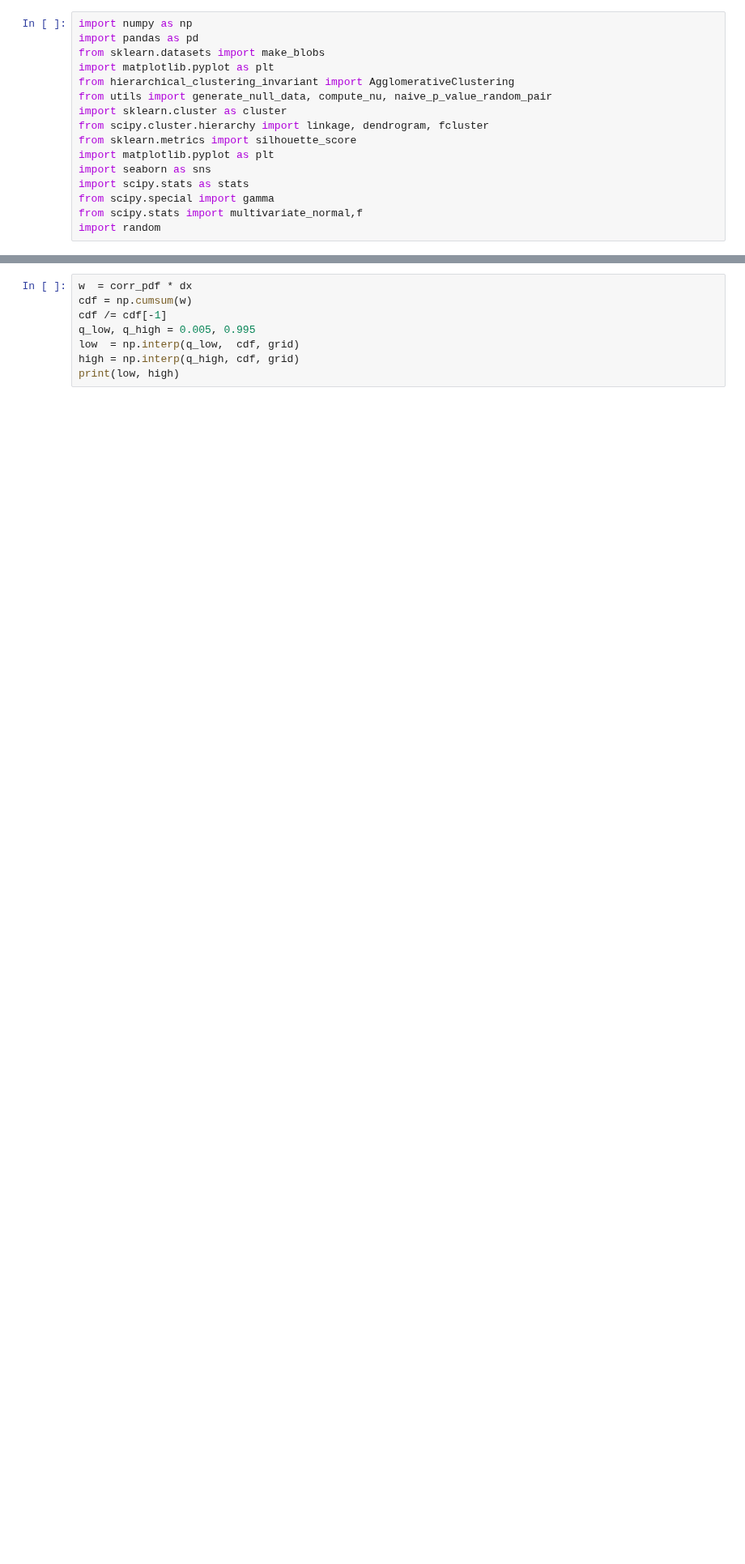
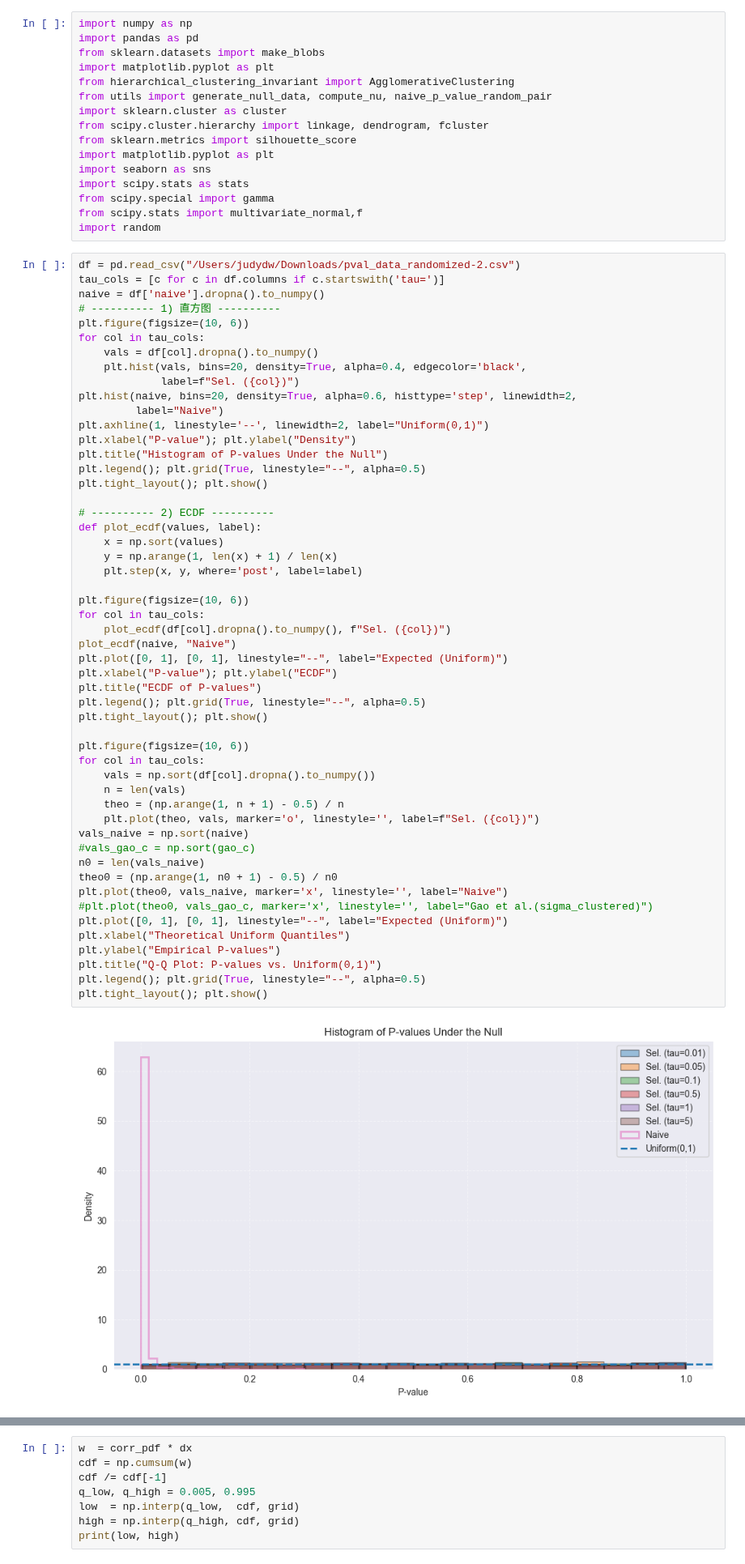
Before and after one commit to judywu4800/SI_HierarchicalClustering, a Jupyter notebook: test.ipynb, the cells around one changed output, grey strips where cells are left out. Shown at 81% size. Cells and saved outputs as stored; diff of their text form; blank space fills up the shorter version.

```diff
--- a/test.ipynb
+++ b/test.ipynb
@@ -14,3 +14,57 @@ import scipy.stats as stats
 from scipy.special import gamma
 from scipy.stats import multivariate_normal,f
 import random
+# %%
+df = pd.read_csv("/Users/judydw/Downloads/pval_data_randomized-2.csv")
+tau_cols = [c for c in df.columns if c.startswith('tau=')]
+naive = df['naive'].dropna().to_numpy()
+# ---------- 1) 直方图 ----------
+plt.figure(figsize=(10, 6))
+for col in tau_cols:
+    vals = df[col].dropna().to_numpy()
+    plt.hist(vals, bins=20, density=True, alpha=0.4, edgecolor='black',
+             label=f"Sel. ({col})")
+plt.hist(naive, bins=20, density=True, alpha=0.6, histtype='step', linewidth=2,
+         label="Naive")
+plt.axhline(1, linestyle='--', linewidth=2, label="Uniform(0,1)")
+plt.xlabel("P-value"); plt.ylabel("Density")
+plt.title("Histogram of P-values Under the Null")
+plt.legend(); plt.grid(True, linestyle="--", alpha=0.5)
+plt.tight_layout(); plt.show()
+
+# ---------- 2) ECDF ----------
+def plot_ecdf(values, label):
+    x = np.sort(values)
+    y = np.arange(1, len(x) + 1) / len(x)
+    plt.step(x, y, where='post', label=label)
+
+plt.figure(figsize=(10, 6))
+for col in tau_cols:
+    plot_ecdf(df[col].dropna().to_numpy(), f"Sel. ({col})")
+plot_ecdf(naive, "Naive")
+plt.plot([0, 1], [0, 1], linestyle="--", label="Expected (Uniform)")
+plt.xlabel("P-value"); plt.ylabel("ECDF")
+plt.title("ECDF of P-values")
+plt.legend(); plt.grid(True, linestyle="--", alpha=0.5)
+plt.tight_layout(); plt.show()
+
+plt.figure(figsize=(10, 6))
+for col in tau_cols:
+    vals = np.sort(df[col].dropna().to_numpy())
+    n = len(vals)
+    theo = (np.arange(1, n + 1) - 0.5) / n
+    plt.plot(theo, vals, marker='o', linestyle='', label=f"Sel. ({col})")
+vals_naive = np.sort(naive)
+#vals_gao_c = np.sort(gao_c)
+n0 = len(vals_naive)
+theo0 = (np.arange(1, n0 + 1) - 0.5) / n0
+plt.plot(theo0, vals_naive, marker='x', linestyle='', label="Naive")
+#plt.plot(theo0, vals_gao_c, marker='x', linestyle='', label="Gao et al.(sigma_clustered)")
+plt.plot([0, 1], [0, 1], linestyle="--", label="Expected (Uniform)")
+plt.xlabel("Theoretical Uniform Quantiles")
+plt.ylabel("Empirical P-values")
+plt.title("Q-Q Plot: P-values vs. Uniform(0,1)")
+plt.legend(); plt.grid(True, linestyle="--", alpha=0.5)
+plt.tight_layout(); plt.show()
+# %% [output]
+[figure, added]
```
Also changed, not shown: parts of 5 cells of this notebook, 4 other files.
